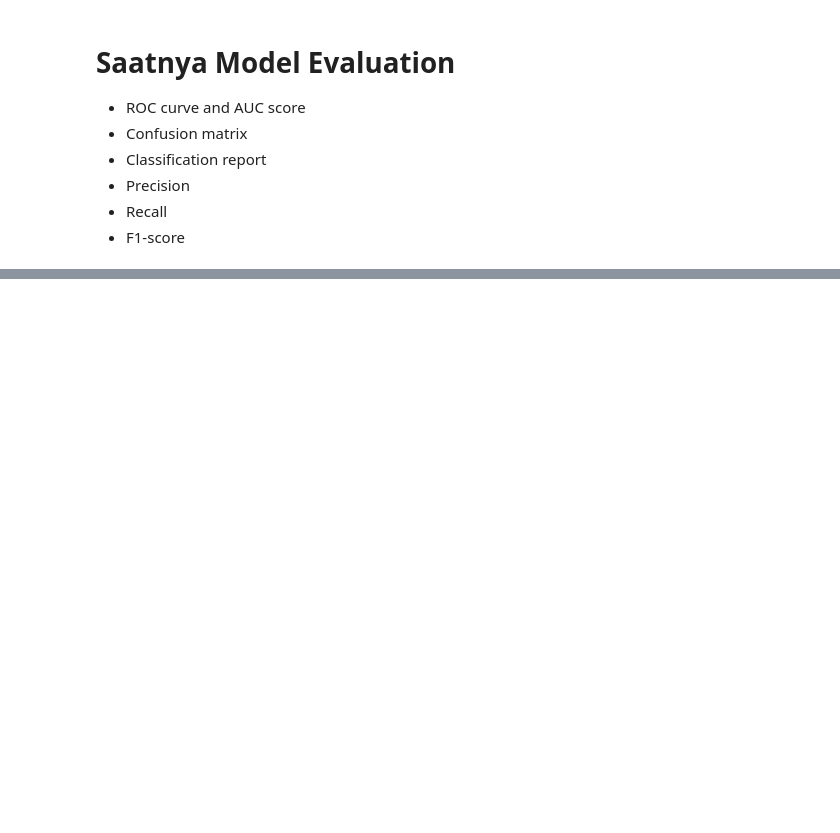
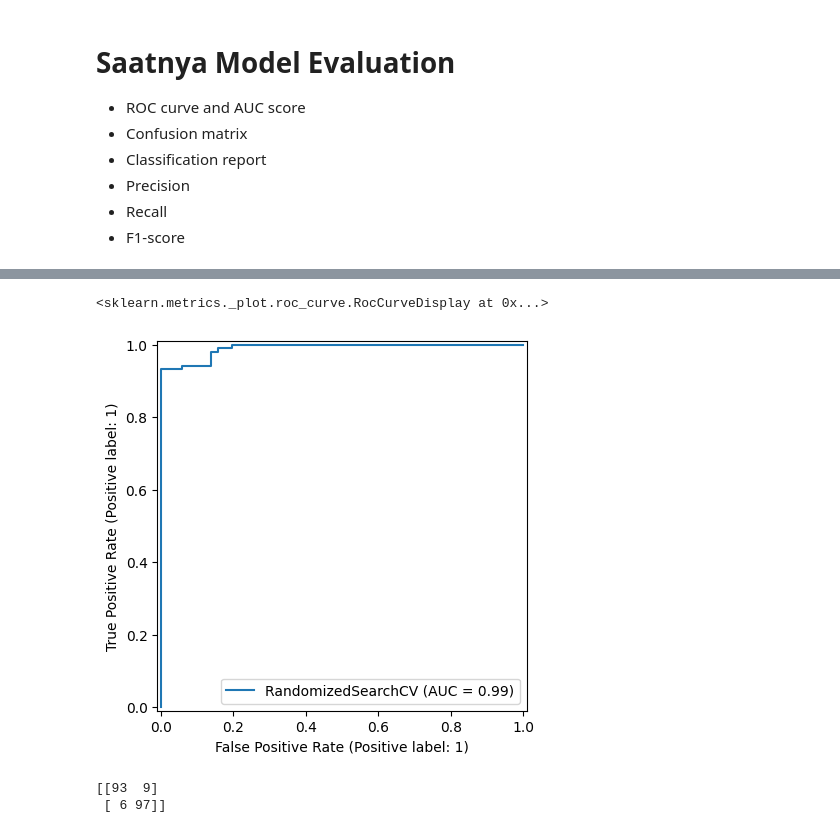
Before and after one commit to IlyasaNandaRahmadianto/pythonSpace, a Jupyter notebook: heart_desease.ipynb, the cells around one changed output, grey strips where cells are left out. Cells and saved outputs as stored; diff of their text form; code cells hidden in the pictures; blank space fills up the shorter version.

```diff
--- a/heart_desease.ipynb
+++ b/heart_desease.ipynb
@@ -552,0 +581,13 @@ y_preds = rs_rf.predict(X_test)
+# %%
+# plot
+RocCurveDisplay.from_estimator(estimator=rs_rf,
+                               X=X_test,
+                               y=y_test)
+# %% [output]
+<sklearn.metrics._plot.roc_curve.RocCurveDisplay at 0x...>
+[figure, added]
+# %%
+print(confusion_matrix(y_test, y_preds))
+# %% [output]
+[[93  9]
+ [ 6 97]]
```
Also changed, not shown: parts of 13 cells of this notebook.
